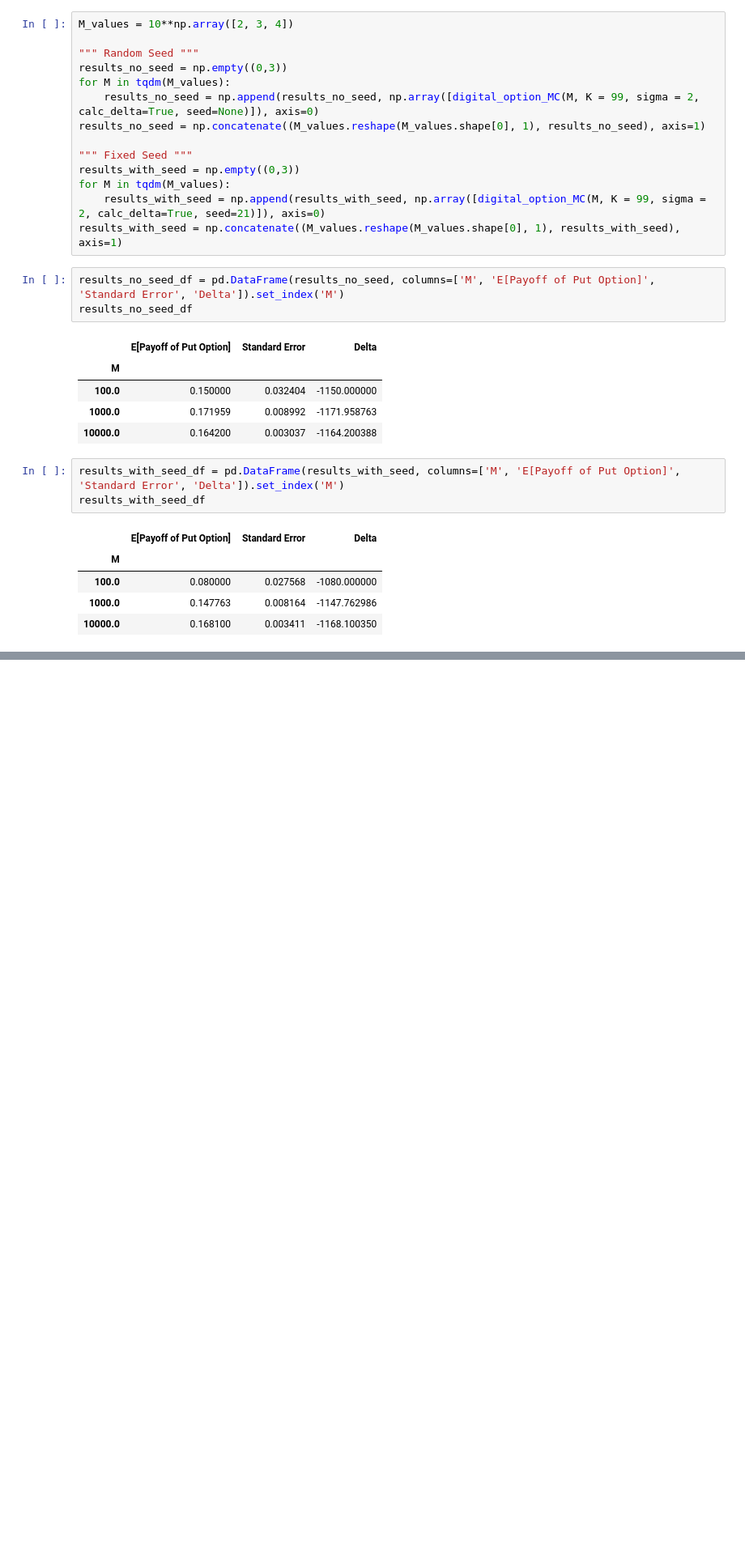
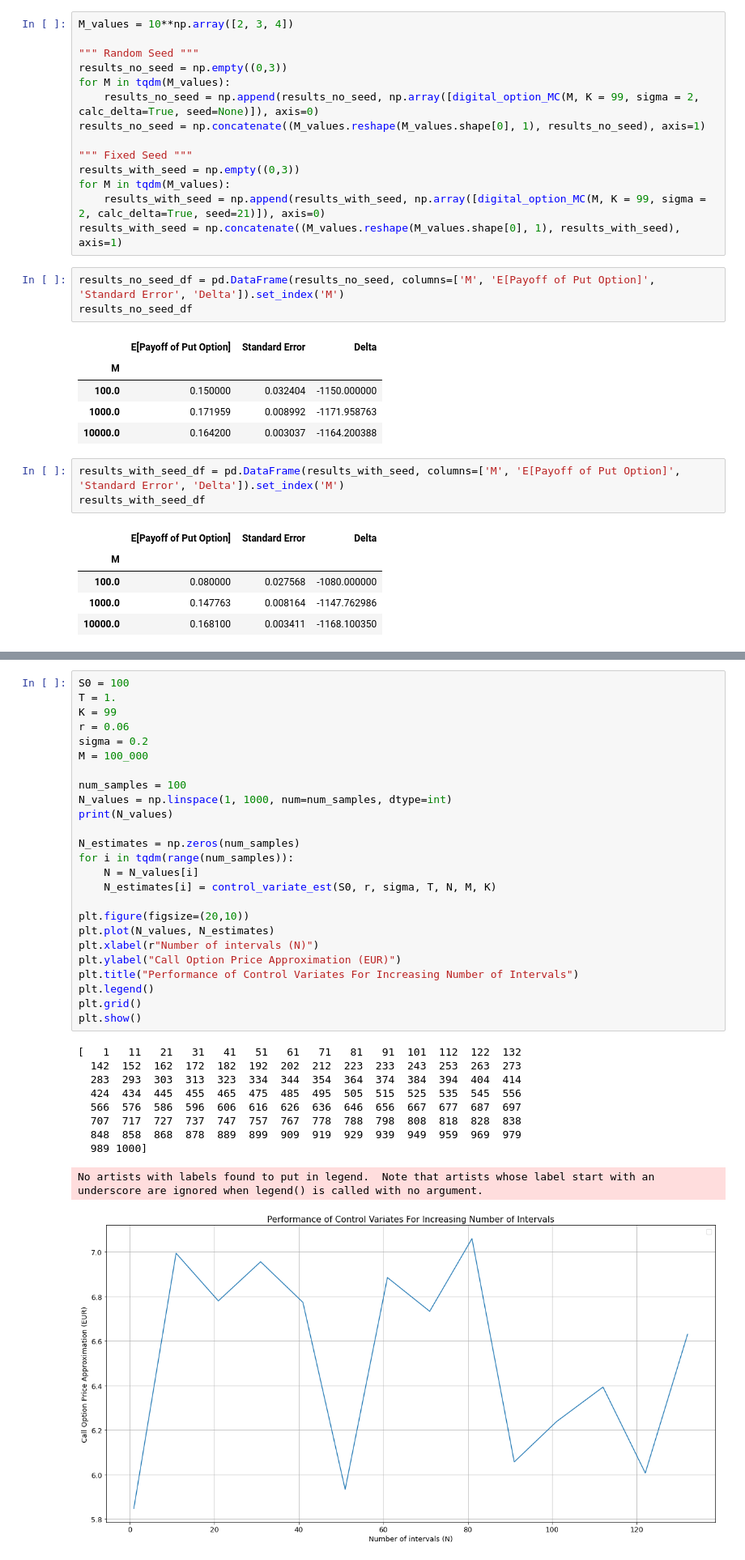
Before and after one commit to ithakis/UvA-Computational-Finance, a Jupyter notebook: Assignment 2.ipynb, the cells around one changed output, grey strips where cells are left out. Shown: that part at 81% size. Drawn from its saved outputs; the diff is of its cells as text; blank space fills up the shorter version.

```diff
--- a/Assignment 2.ipynb
+++ b/Assignment 2.ipynb
@@ -517,0 +669,36 @@ results_with_seed_df
+# %%
+S0 = 100
+T = 1.
+K = 99
+r = 0.06
+sigma = 0.2
+M = 100_000
+
+num_samples = 100
+N_values = np.linspace(1, 1000, num=num_samples, dtype=int)
+print(N_values)
+
+N_estimates = np.zeros(num_samples)
+for i in tqdm(range(num_samples)):
+    N = N_values[i]
+    N_estimates[i] = control_variate_est(S0, r, sigma, T, N, M, K)
+
+plt.figure(figsize=(20,10))
+plt.plot(N_values, N_estimates)
+plt.xlabel(r"Number of intervals (N)")
+plt.ylabel("Call Option Price Approximation (EUR)")
+plt.title("Performance of Control Variates For Increasing Number of Intervals")
+plt.legend()
+plt.grid()
+plt.show()
+# %% [output]
+[   1   11   21   31   41   51   61   71   81   91  101  112  122  132
+  142  152  162  172  182  192  202  212  223  233  243  253  263  273
+  283  293  303  313  323  334  344  354  364  374  384  394  404  414
+  424  434  445  455  465  475  485  495  505  515  525  535  545  556
+  566  576  586  596  606  616  626  636  646  656  667  677  687  697
+  707  717  727  737  747  757  767  778  788  798  808  818  828  838
+  848  858  868  878  889  899  909  919  929  939  949  959  969  979
+  989 1000]
+No artists with labels found to put in legend.  Note that artists whose label start with an underscore are ignored when legend() is called with no argument.
+[figure, added]
```
Also changed, not shown: parts of 10 cells of this notebook.
